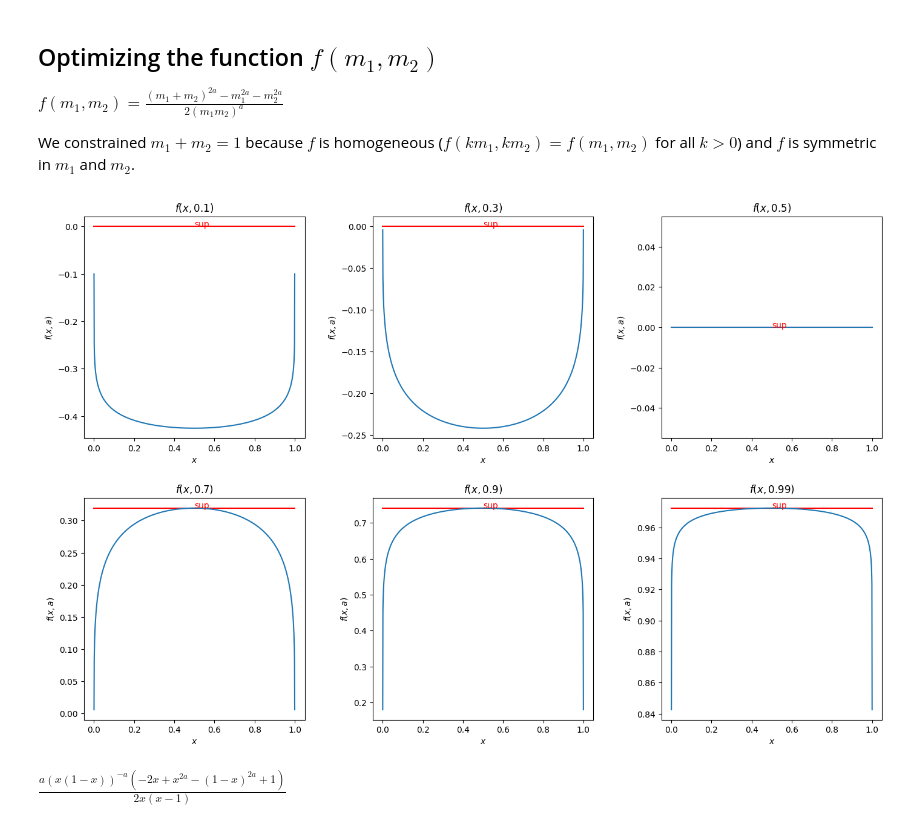
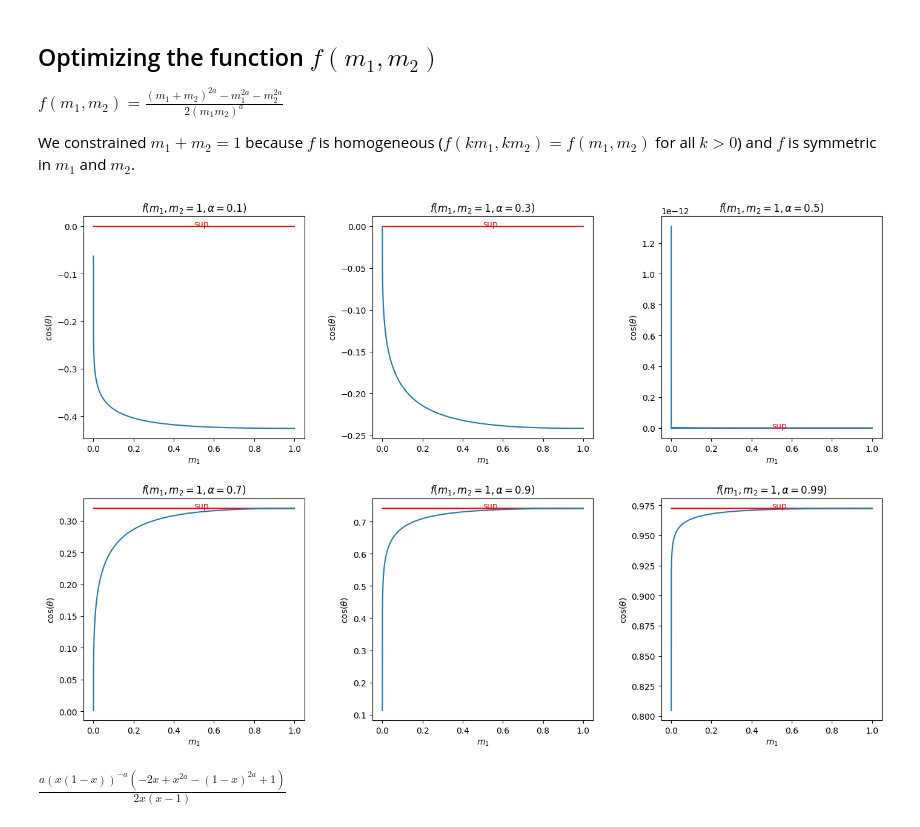
Before and after one commit to DarioFi/optimal_transport, a Jupyter notebook: combinatorial_bound/combinatorial_sup_report.ipynb, the cells around one changed output. Drawn from its saved outputs; the diff is of its cells as text; code cells hidden in the pictures.

```diff
--- a/combinatorial_bound/combinatorial_sup_report.ipynb
+++ b/combinatorial_bound/combinatorial_sup_report.ipynb
@@ -6,35 +6,39 @@ We constrained $m_1 + m_2 = 1$ because $f$ is homogeneous ($f(km_1, km_2) = f(m_
 # %%
 import matplotlib.pyplot as plt
 import numpy as np
 
 
 def f_sum_normalized(x, a):
     return (1 - x ** (2 * a) - (1 - x) ** (2 * a)) / (2 * (x * (1 - x)) ** a)
 
 
-eps = 1e-7
+def f_sum_fixed2(m1, a):
+    return ((1 + m1) ** (2 * a) - 1 - m1 ** (2 * a)) / (2 * m1 ** a)
+
+
+eps = 1e-9
 a_values = [.1, .3, .5, .7, .9, .99]
 
 fig, axs = plt.subplots(2, 3, figsize=(15, 10))
 fig.tight_layout(pad=5.0)
 
 for i, a in enumerate(a_values):
-    x = np.linspace(0 + eps, 1 - eps, 1000)
-    y = f_sum_normalized(x, a)
+    x = np.linspace(0 + eps, 1 - eps, 10000)
+    y = f_sum_fixed2(x, a)
     ax = axs[i // 3, i % 3]
 
     y_max = [np.maximum(0, 2 ** (2 * a - 1) - 1)] * len(x)
 
     ax.plot(x, y_max, color='red')
     ax.text(.5, y_max[0], 'sup', color='red')
 
     ax.plot(x, y)
-    ax.set_title(f'$f(x, {a})$')
-    ax.set_xlabel('$x$')
-    ax.set_ylabel('$f(x, a)$')
+    ax.set_title(rf'$f(m_1, m_2=1, \alpha={a})$')
+    ax.set_xlabel('$m_1$')
+    ax.set_ylabel(r'$\cos(\theta)$')
 plt.show()
 # %% [output]
-[figure, old version]
+[figure, new version]
 # %%
 import sympy as sp
 
```
Also changed, not shown: parts of 1 cell of this notebook, 13 other files.
